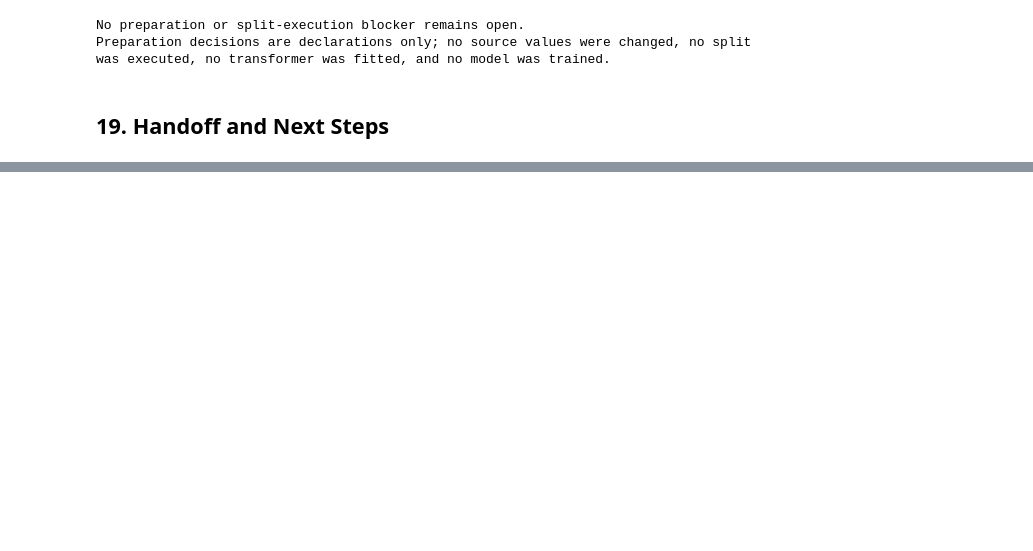
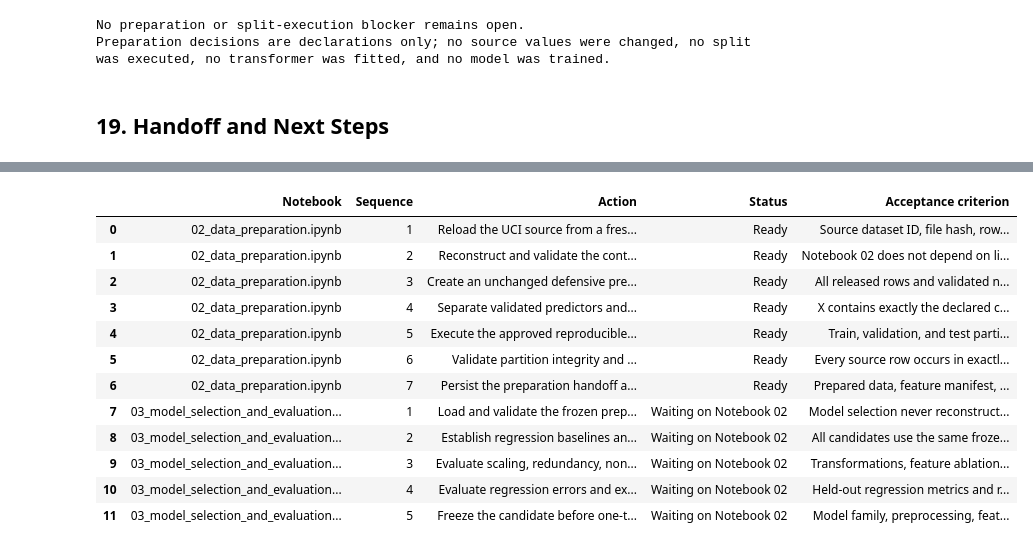
Before and after one commit to FabioAguiar/dataset-study-concrete-compressives-strength, a Jupyter notebook: notebooks/01_data_understanding_and_exploration.ipynb, the cells around one changed output, grey strips where cells are left out. Drawn from its saved outputs; the diff is of its cells as text; code cells hidden in the pictures; blank space fills up the shorter version.

Commit message:
feat(exploration): finalize continuous regression exploration handoff

```diff
--- a/notebooks/01_data_understanding_and_exploration.ipynb
+++ b/notebooks/01_data_understanding_and_exploration.ipynb
@@ -1088,3 +1088,72 @@ No preparation or split-execution blocker remains open.
 Preparation decisions are declarations only; no source values were changed, no split was executed, no transformer was fitted, and no model was trained.
 # %% [markdown]
 ## 19. Handoff and Next Steps
+# %%
+from IPython.display import display
+
+from scripts.build_exploration_handoff import (
+    build_static_continuous_regression_exploration_handoff,
+    load_and_validate_exploration_handoff,
+)
+
+
+EXPLORATION_HANDOFF_FILE = PROJECT.path(
+    "artifacts",
+    "exploration",
+    DATASET_SLUG,
+    "exploration-handoff.json",
+)
+
+exploration_handoff_report = (
+    build_static_continuous_regression_exploration_handoff(
+        dataset_slug=DATASET_SLUG,
+        source_repository="UCI Machine Learning Repository",
+        source_dataset_id=UCI_DATASET_ID,
+        source_file=DATASET_FILE,
+        project_root=PROJECT.root,
+        source_dataframe=df,
+        target_contract=target_contract,
+        feature_columns=FEATURE_COLUMNS,
+        numerical_features=NUMERICAL_FEATURES,
+        identifier_columns=IDENTIFIER_COLUMNS,
+        target_report=target_distribution_report,
+        duplicate_report=duplicate_report,
+        feature_relationship_report=feature_relationship_report,
+        leakage_report=leakage_report,
+        quality_report=quality_findings_report,
+        insights_report=exploratory_insights_report,
+        preparation_report=preparation_decision_report,
+    )
+)
+
+exploration_handoff_report.raise_if_invalid()
+persisted_handoff = exploration_handoff_report.write(EXPLORATION_HANDOFF_FILE)
+
+reloaded_handoff = load_and_validate_exploration_handoff(
+    persisted_handoff.path,
+    expected_dataset_slug=DATASET_SLUG,
+    expected_source_dataset_id=UCI_DATASET_ID,
+)
+assert reloaded_handoff["source"]["sha256"] == (
+    exploration_handoff_report.payload["source"]["sha256"]
+)
+
+display(exploration_handoff_report.summary_frame())
+
+open_reviews = exploration_handoff_report.open_reviews_frame()
+if not open_reviews.empty:
+    print("Non-blocking reviews carried forward:")
+    display(open_reviews)
+
+display(exploration_handoff_report.next_steps_frame())
+display(exploration_handoff_report.expected_outputs_frame())
+
+print(f"Persisted handoff: {PROJECT.display(persisted_handoff.path)}")
+print(f"SHA-256: {persisted_handoff.sha256}")
+print(
+    "Notebook 01 is complete. Notebook 02 must reload and revalidate the "
+    "source from a fresh kernel before materializing preparation artifacts. "
+    "Model selection remains blocked until Notebook 02 publishes validated "
+    "and sealed partitions."
+)
+# %% [output]
@@ -1090,0 +1172,13 @@ Preparation decisions are declarations only; no source values were changed, no s
+|  | Notebook | Sequence | Action | Status | Acceptance criterion |
+| 0 | 02_data_preparation.ipynb | 1 | Reload the UCI source from a fres... | Ready | Source dataset ID, file hash, row... |
+| 1 | 02_data_preparation.ipynb | 2 | Reconstruct and validate the cont... | Ready | Notebook 02 does not depend on li... |
+| 2 | 02_data_preparation.ipynb | 3 | Create an unchanged defensive pre... | Ready | All released rows and validated n... |
+| 3 | 02_data_preparation.ipynb | 4 | Separate validated predictors and... | Ready | X contains exactly the declared c... |
+| 4 | 02_data_preparation.ipynb | 5 | Execute the approved reproducible... | Ready | Train, validation, and test parti... |
+| 5 | 02_data_preparation.ipynb | 6 | Validate partition integrity and ... | Ready | Every source row occurs in exactl... |
+| 6 | 02_data_preparation.ipynb | 7 | Persist the preparation handoff a... | Ready | Prepared data, feature manifest, ... |
+| 7 | 03_model_selection_and_evaluation... | 1 | Load and validate the frozen prep... | Waiting on Notebook 02 | Model selection never reconstruct... |
+| 8 | 03_model_selection_and_evaluation... | 2 | Establish regression baselines an... | Waiting on Notebook 02 | All candidates use the same froze... |
+| 9 | 03_model_selection_and_evaluation... | 3 | Evaluate scaling, redundancy, non... | Waiting on Notebook 02 | Transformations, feature ablation... |
+| 10 | 03_model_selection_and_evaluation... | 4 | Evaluate regression errors and ex... | Waiting on Notebook 02 | Held-out regression metrics and r... |
+| 11 | 03_model_selection_and_evaluation... | 5 | Freeze the candidate before one-t... | Waiting on Notebook 02 | Model family, preprocessing, feat... |
```
Also changed, not shown: parts of 1 cell of this notebook, 2 other files.
